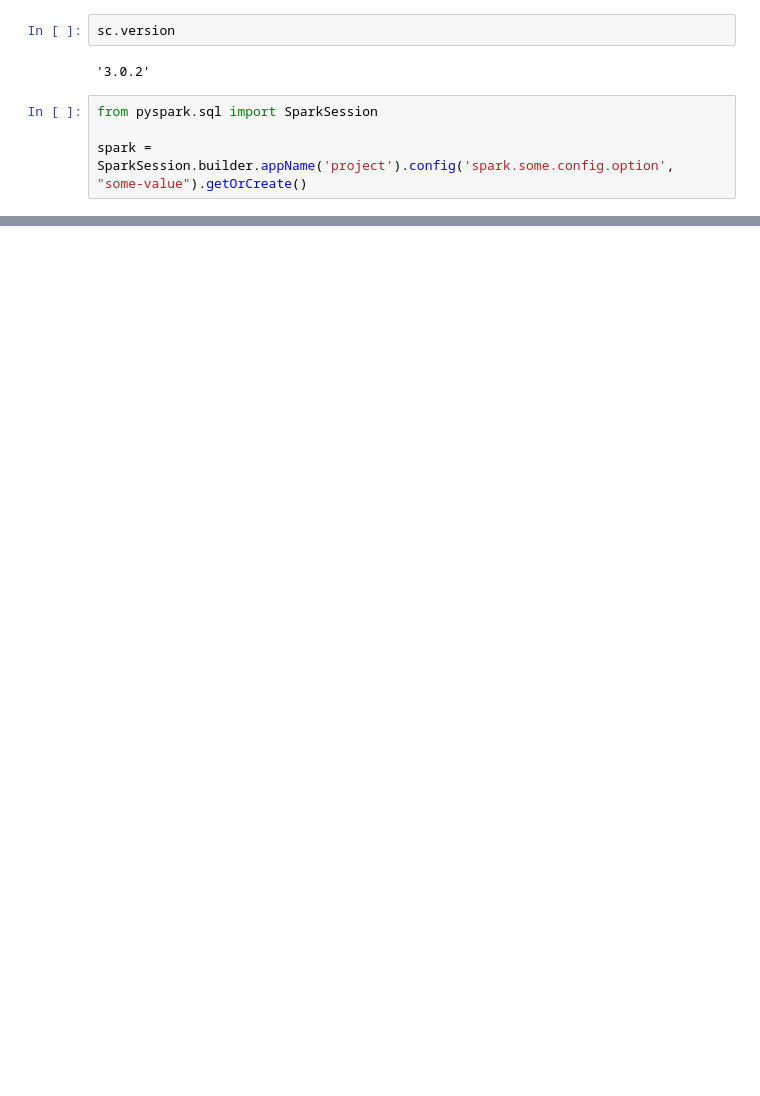
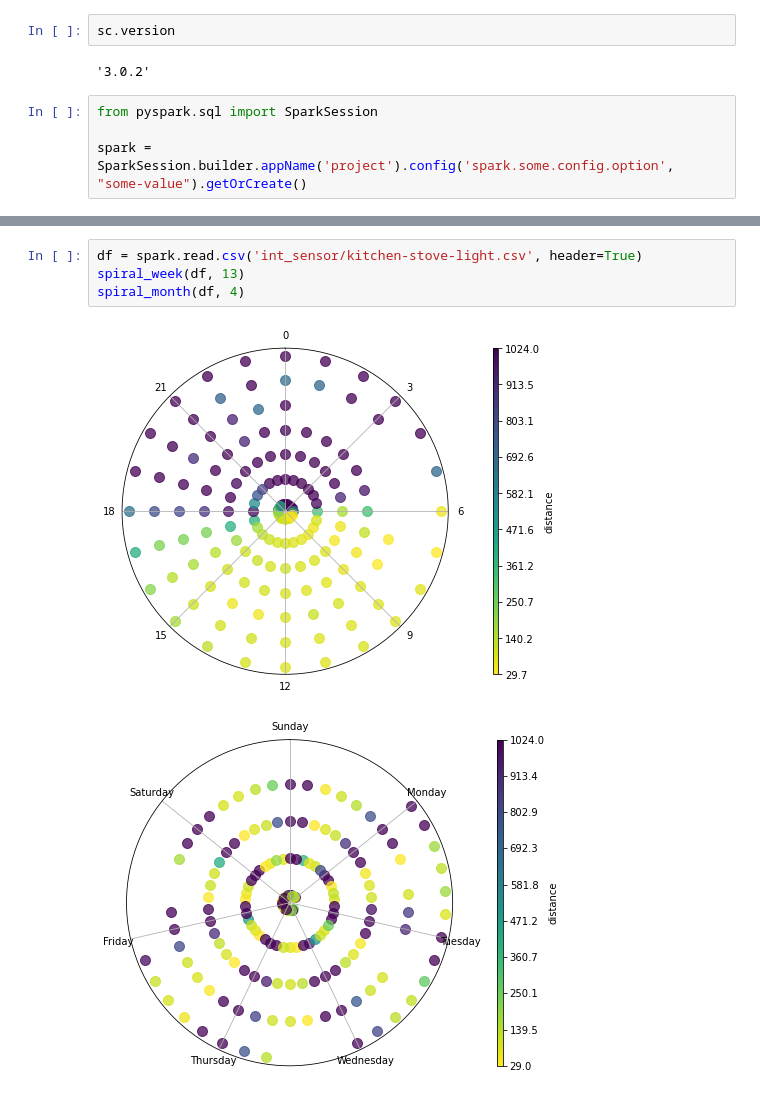
Before and after one commit to Lerjebo/DataMining-Project, a Jupyter notebook: Data mining Project code.ipynb, the cells around one changed output, grey strips where cells are left out. Cells and saved outputs as stored; diff of their text form; blank space fills up the shorter version.

```diff
--- a/Data mining Project code.ipynb
+++ b/Data mining Project code.ipynb
@@ -102,0 +138,7 @@ ax = sn.barplot(y='sensor_id_conv', x='count', data=df1_groupedby)
+# %%
+df = spark.read.csv('int_sensor/kitchen-stove-light.csv', header=True)
+spiral_week(df, 13)
+spiral_month(df, 4)
+# %% [output]
+[figure, added]
+[figure, added]
```
Also changed, not shown: parts of 23 cells of this notebook, 1 other file.
